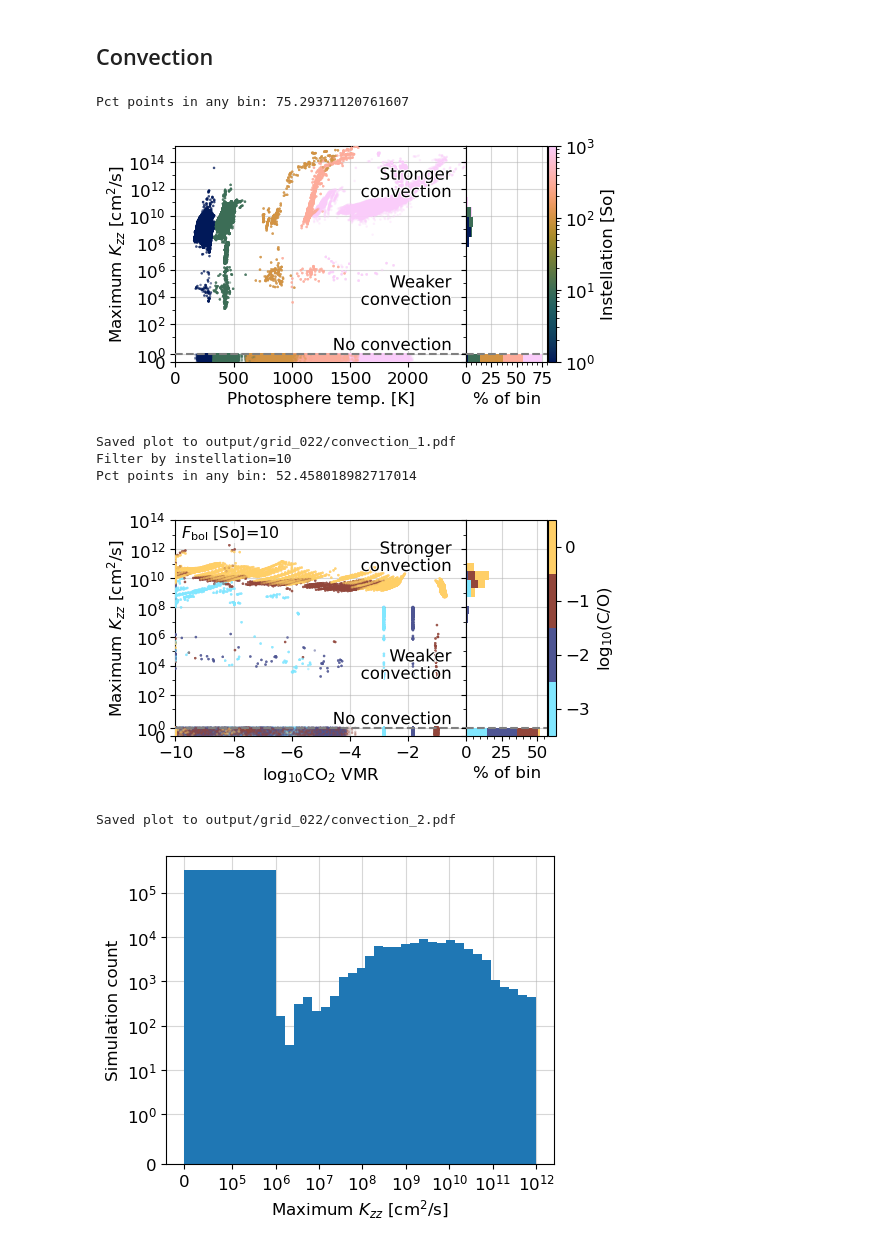
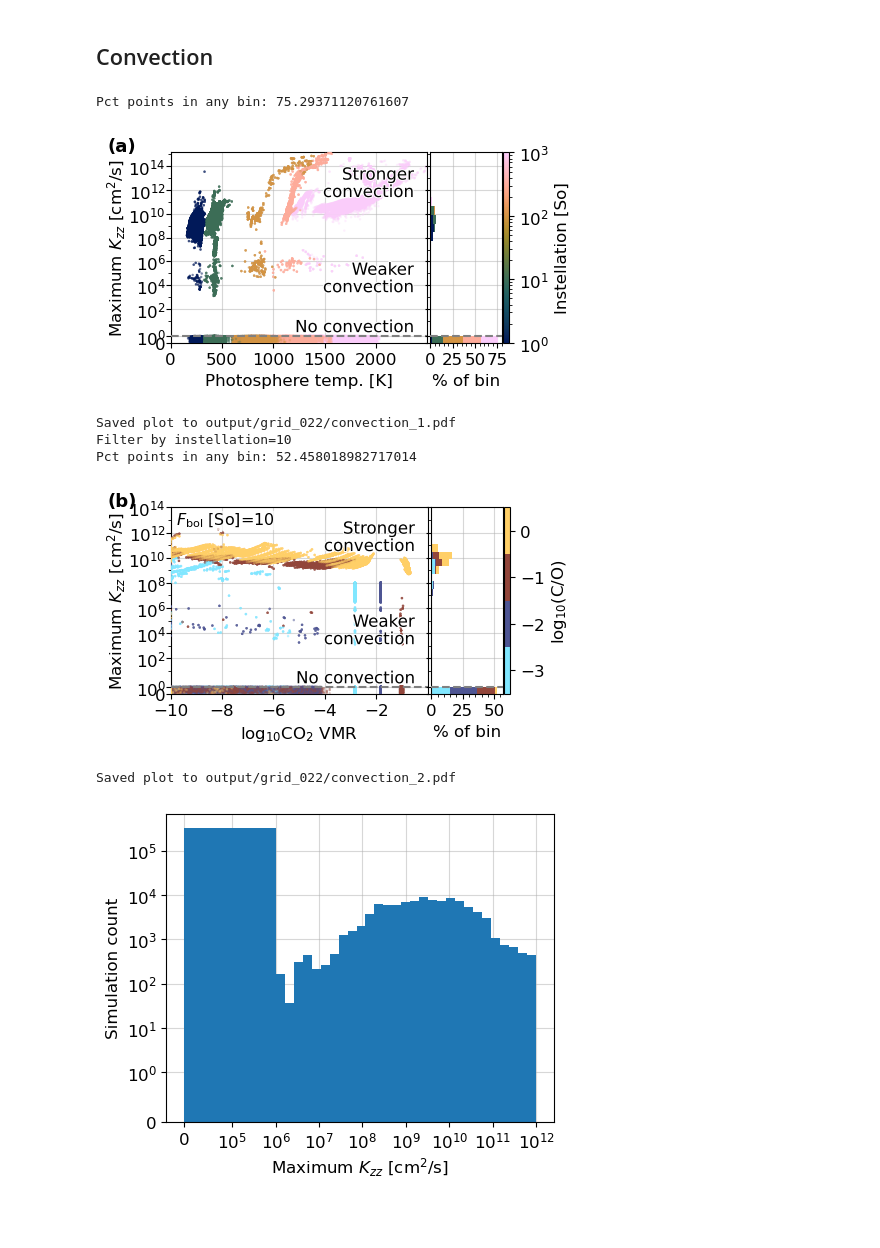
Before and after one commit to nichollsh/InferAGNI, a Jupyter notebook: notebooks/paper_grid.ipynb, the cells around one changed output. Saved outputs shown, nothing was run; the diff lists cells and outputs as text; code cells hidden in the pictures; blank space fills up the shorter version.

```diff
--- a/notebooks/paper_grid.ipynb
+++ b/notebooks/paper_grid.ipynb
@@ -460,6 +465,7 @@ for row in exo_dat.iterrows():
     if np.isfinite(row["star_teff"]):
         Teff_arr.append(float(row["star_teff"]))
 
+exo_med_Teff = np.median(Teff_arr)
 
 bins = np.linspace(2500, 6500, 30)
 fig,ax = plt.subplots(1,1 , figsize=(5,3))
@@ -479,7 +485,7 @@ ax.xaxis.set_minor_locator(mpl.ticker.MultipleLocator(250))
 ax.tick_params(axis='x', labelrotation=0, labelsize=11)
 ax.set_yticks([])
 ax.set_xlabel(varprops["Teff"].label)
-ax.set_title(f"Median = {np.median(Teff_arr):.0f} K", fontsize=11)
+ax.set_title(f"Median = {exo_med_Teff:.0f} K", fontsize=11)
 
 fig.savefig(os.path.join(plots_dir, "exo_Teff.pdf"), dpi=DPI, bbox_inches='tight')
 plt.show()
@@ -1882,11 +1944,11 @@ def plot_convection(xkey=None, zkey=None, controls=None):
     if not varprops[xkey].log:
         ax.xaxis.set_major_locator(mpl.ticker.MaxNLocator(6, integer=True))
 
-
     ax.set_yscale("symlog")
     ax.set_ylabel(varprops[ykey].label, labelpad=0)
     ax.set_ylim(bottom=0)
     ax.set_yticks(np.concatenate([ [0], 10**np.arange(0, np.log10(np.amax(1e15)), 2) ]))
+    ax.yaxis.set_tick_params(pad=-0.05)
 
     # controls
     text_fs = 10.5
@@ -1915,37 +1977,39 @@ def plot_convection(xkey=None, zkey=None, controls=None):
                                     color=carr,  zorder=2,
                                     orientation='horizontal', align='mid', histtype='stepfilled', )
 
     max_col = 1e-5
     for col in hist_vals.T:
         max_col = max(np.amax(col),max_col)
     print(f"Pct points in any bin: {max_col}")
     axr.xaxis.set_major_locator(mpl.ticker.MultipleLocator(25))
     axr.xaxis.set_minor_locator(mpl.ticker.MultipleLocator(5))
     axr.set_xlabel(f"% of bin")
     axr.set_xlim(left=0., right=max_col+5)
 
     # add grids
     for _ax in (ax,axr):
         _ax.grid(zorder=-2,  alpha=0.5)
         _ax.axhline(y=1, ls='dashed', color='grey', zorder=4)
-    fig.subplots_adjust(wspace=0.0)
-    plt.show()
+    fig.tight_layout(w_pad=-0.1)
 
     global id
+    fig.text(0.04,0.96, f"({abc[id]})", ha="left", va="top", fontsize=13, fontweight="bold")
     id += 1
+
     fname = os.path.join(plots_dir,f"convection_{id}.pdf")
     fig.savefig(fname, dpi=DPI, bbox_inches='tight')
+    plt.show()
     print(f"Saved plot to {fname}")
 
 plot_convection(xkey="t_phot", zkey="instellation", controls={})
 plot_convection(xkey="log_vmr_CO2", zkey="logCO", controls={"instellation":10})
 # %% [output]
 Pct points in any bin: 75.29371120761607
-[figure, old version]
+[figure, new version]
 Saved plot to output/grid_022/convection_1.pdf
 Filter by instellation=10
 Pct points in any bin: 52.458018982717014
-[figure, old version]
+[figure, new version]
 Saved plot to output/grid_022/convection_2.pdf
 # %%
 fig,ax = plt.subplots(1,1, figsize=(5,4))
```
Also changed, not shown: parts of 7 cells of this notebook, 2 other files.
